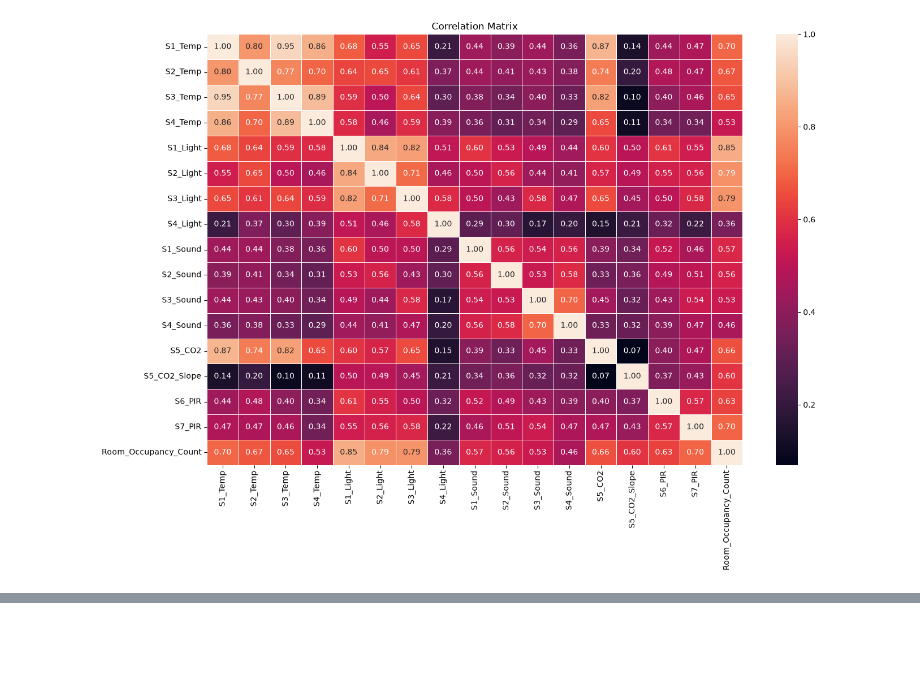
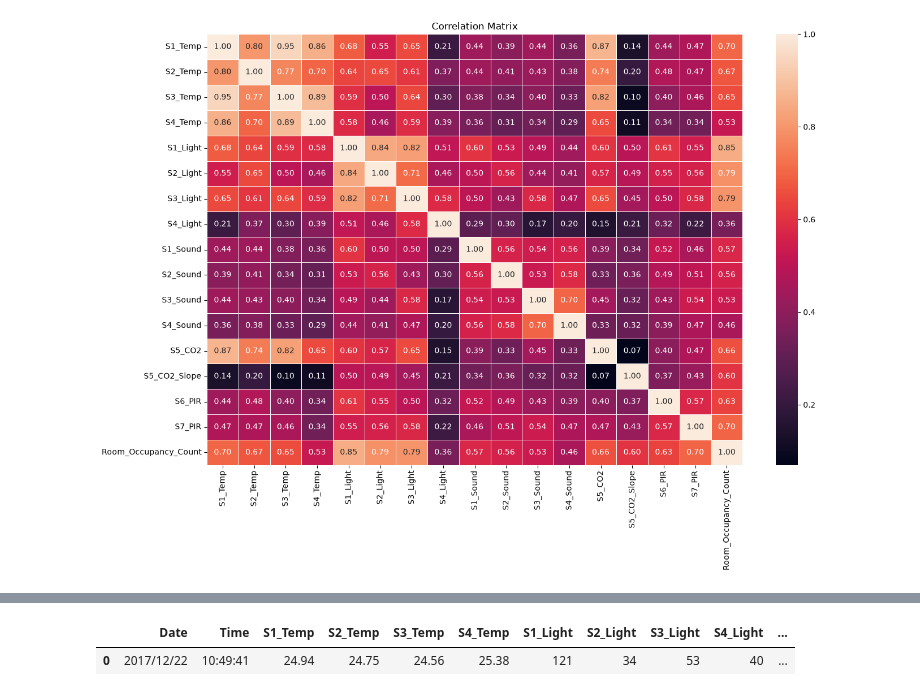
Before and after one commit to Mohamed66Hemdan/Room-Occupancy-Estimation-ML-Model, a Jupyter notebook: Project/Project.ipynb, the cells around one changed output, grey strips where cells are left out. Cells and saved outputs as stored; diff of their text form; code cells hidden in the pictures; blank space fills up the shorter version.

```diff
--- a/Project/Project.ipynb
+++ b/Project/Project.ipynb
@@ -410,0 +443,5 @@ plt.show()
+# %%
+df.head(1)
+# %% [output]
+|  | Date | Time | S1_Temp | S2_Temp | S3_Temp | S4_Temp | S1_Light | S2_Light | S3_Light | S4_Light | ... |
+| 0 | 2017/12/22 | 10:49:41 | 24.94 | 24.75 | 24.56 | 25.38 | 121 | 34 | 53 | 40 | ... |
```
Also changed, not shown: parts of 9 cells of this notebook, 1 other file.
